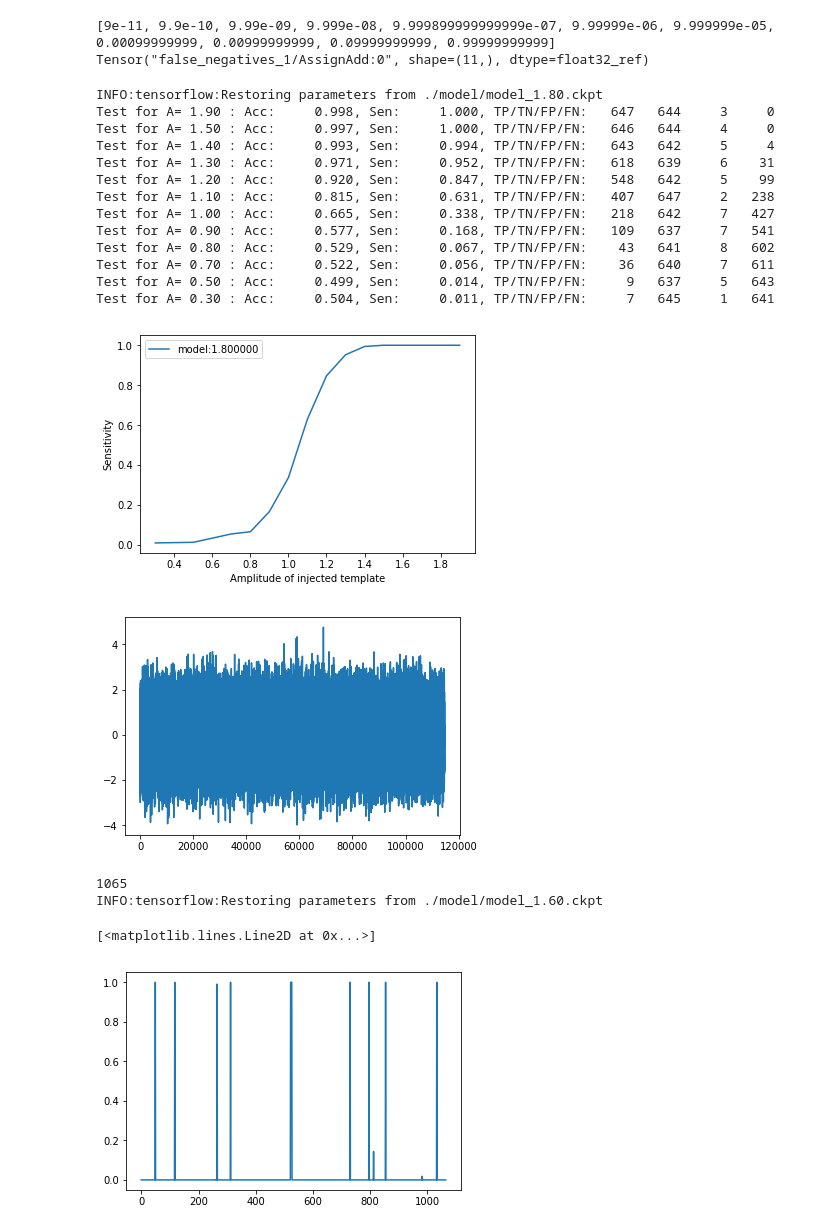
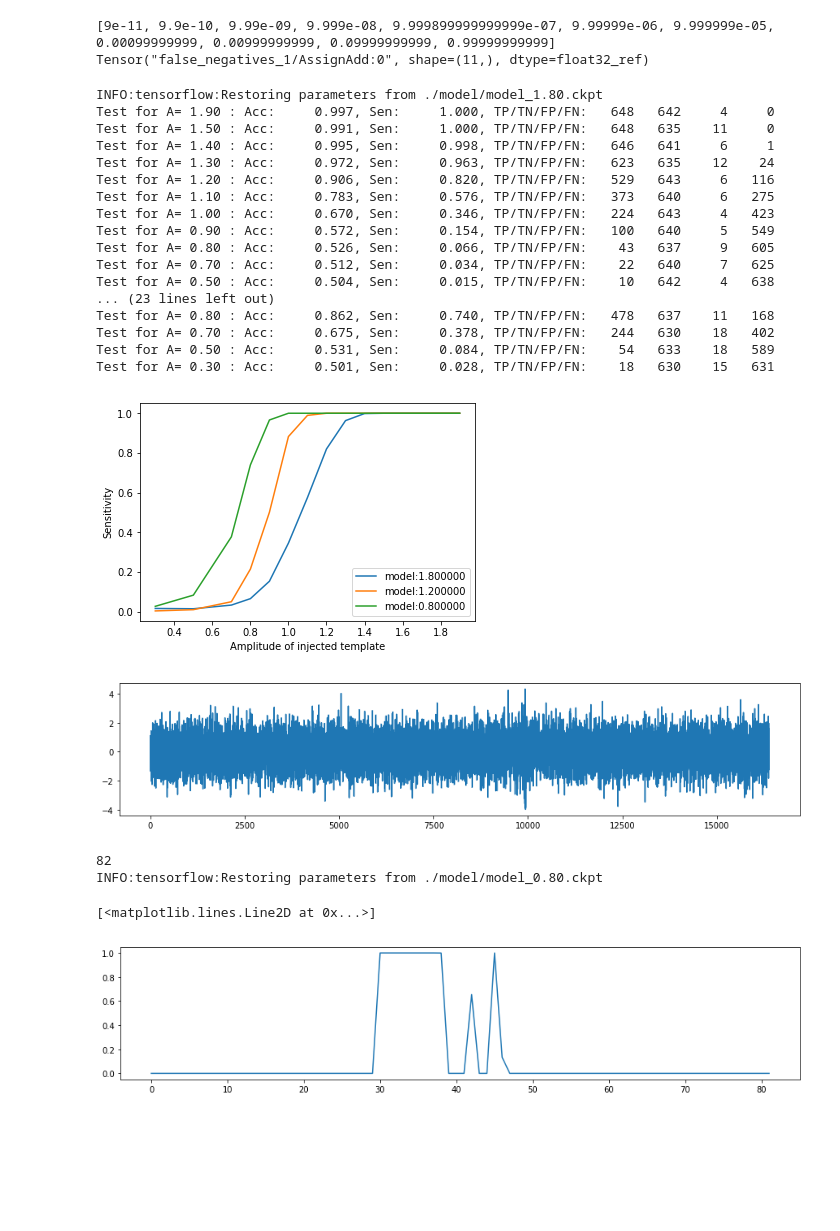
Before and after one commit to chunyulin/gwda, a Jupyter notebook: GWDA_detectNet.ipynb, the cells around one changed output. Cells and saved outputs as stored; diff of their text form; code cells hidden in the pictures; blank space fills up the shorter version.

```diff
--- a/GWDA_detectNet.ipynb
+++ b/GWDA_detectNet.ipynb
@@ -235,13 +235,14 @@ tf.reset_default_graph()
 DIM   = RATE
 LRATE = 5e-5   ##-4
 keep_prob = tf.placeholder(tf.float32)   ##  for dropout, not used.
+lrate     = tf.placeholder(tf.float32)
 #bs        = tf.placeholder(tf.int64)     ##  use dynamics batch_size to account for train/test stage both
 
 x = tf.placeholder(tf.float32, [None,DIM])
 y = tf.placeholder(tf.float32, [None,1])
 
-logits = model(x, keep_prob, DIM)
-#logits = model_hi(features, keep_prob, DIM)
+#logits = model(x, keep_prob, DIM)
+logits = model_hi(features, keep_prob, DIM)
 
 # Compute predictions
 #with tf.name_scope('eval'):
@@ -332,7 +333,7 @@ if 1:
 Local var size: 64.000 Bytes | Var # : 8
 # %%
 BATCH = 256
-EPOCHS = 10000
+EPOCHS = 5000
 MONITOR = 10
 
 PATIENCE = 4
@@ -355,7 +356,7 @@ TRAIN_A =   [2.0,1.6,1.4, 1.2, 1.1, 1.0, 0.9, 0.8, 0.75, 0.7, 0.65, 0.6, 0.55, 0
 #TEST_LIST = [1.5, 1.4, 1.3, 1.2,1.1,1.0,0.9,0.8,0.7]
 #TRAIN_A =   [1.4,1.2,1.0,0.8]
 
-TRAIN_A =   [1.8, 1.6, 1.4, 1.2, 1.3, 1.1, 1.0, 0.8]
+TRAIN_A =   [1.8, 1.6, 1.4, 1.3, 1.2, 1.1, 1.0, 0.8]
 
 
 with tf.Session() as sess:
@@ -363,6 +364,9 @@ with tf.Session() as sess:
     sess.run(tf.global_variables_initializer())   ### init w, bias to gaussian noise
     merged = tf.summary.merge_all()   ## call merged to do every summary
     saver = tf.train.Saver(max_to_keep=50)
+
+    #load_path = saver.restore(sess, "%s/model_%4.2f.ckpt" % (ROOT_FOLDER, 1.0 ) )
+
 
     fig0 = plt.figure() ## plt loss
 
@@ -392,6 +396,8 @@ with tf.Session() as sess:
         for e in range(EPOCHS):
             Xt, Xv, Yt, Yv = train_test_split(X, Y, test_size=0.25, shuffle=True, random_state=None)
             #Xt, _, Yt, _ = train_test_split(X, Y, test_size=0.01, shuffle=True, random_state=None)
+            if (e%20==19):
+                LRATE = LRATE*0.9
 
             STEPS   = int(len(Xt) / BATCH)
             for i in range(STEPS):
@@ -400,7 +406,7 @@ with tf.Session() as sess:
 
                 #_, loss = sess.run( [optimizer, loss_op], feed_dict={ x:xbatch, y:ybatch }   )
                 #if (i%10==0): print('    Loss: %f', loss)
-                _ = sess.run( [optimizer], feed_dict={ x:xbatch, y:ybatch }   )
+                _ = sess.run( [optimizer], feed_dict={ x:xbatch, y:ybatch, lrate:LRATE }   )
 
                 #_, summary = sess.run( [optimizer, merged], feed_dict={ x:xbatch, y:ybatch }   )
                 #train_writer.add_summary(summary, global_step=e)
@@ -473,6 +479,7 @@ BATCH = 4096
 ROOT_FOLDER = './model'
 
 TRAIN_A = [1.8]
+TRAIN_A =   [1.8, 1.2, 0.8]
 TEST_LIST = [1.9, 1.5, 1.4, 1.3, 1.2,1.1,1.0,0.9,0.8,0.7,0.5,0.3]
 
 
@@ -519,55 +526,62 @@ with tf.Session() as sess:
     plt.savefig("infer.png")
 # %% [output]
 INFO:tensorflow:Restoring parameters from ./model/model_1.80.ckpt
-Test for A= 1.90 : Acc:     0.998, Sen:     1.000, TP/TN/FP/FN:   647   644     3     0
-Test for A= 1.50 : Acc:     0.997, Sen:     1.000, TP/TN/FP/FN:   646   644     4     0
-Test for A= 1.40 : Acc:     0.993, Sen:     0.994, TP/TN/FP/FN:   643   642     5     4
-Test for A= 1.30 : Acc:     0.971, Sen:     0.952, TP/TN/FP/FN:   618   639     6    31
-Test for A= 1.20 : Acc:     0.920, Sen:     0.847, TP/TN/FP/FN:   548   642     5    99
-Test for A= 1.10 : Acc:     0.815, Sen:     0.631, TP/TN/FP/FN:   407   647     2   238
-Test for A= 1.00 : Acc:     0.665, Sen:     0.338, TP/TN/FP/FN:   218   642     7   427
-Test for A= 0.90 : Acc:     0.577, Sen:     0.168, TP/TN/FP/FN:   109   637     7   541
-Test for A= 0.80 : Acc:     0.529, Sen:     0.067, TP/TN/FP/FN:    43   641     8   602
-Test for A= 0.70 : Acc:     0.522, Sen:     0.056, TP/TN/FP/FN:    36   640     7   611
-Test for A= 0.50 : Acc:     0.499, Sen:     0.014, TP/TN/FP/FN:     9   637     5   643
-Test for A= 0.30 : Acc:     0.504, Sen:     0.011, TP/TN/FP/FN:     7   645     1   641
+Test for A= 1.90 : Acc:     0.997, Sen:     1.000, TP/TN/FP/FN:   648   642     4     0
+Test for A= 1.50 : Acc:     0.991, Sen:     1.000, TP/TN/FP/FN:   648   635    11     0
+Test for A= 1.40 : Acc:     0.995, Sen:     0.998, TP/TN/FP/FN:   646   641     6     1
+Test for A= 1.30 : Acc:     0.972, Sen:     0.963, TP/TN/FP/FN:   623   635    12    24
+Test for A= 1.20 : Acc:     0.906, Sen:     0.820, TP/TN/FP/FN:   529   643     6   116
+Test for A= 1.10 : Acc:     0.783, Sen:     0.576, TP/TN/FP/FN:   373   640     6   275
+Test for A= 1.00 : Acc:     0.670, Sen:     0.346, TP/TN/FP/FN:   224   643     4   423
+Test for A= 0.90 : Acc:     0.572, Sen:     0.154, TP/TN/FP/FN:   100   640     5   549
+Test for A= 0.80 : Acc:     0.526, Sen:     0.066, TP/TN/FP/FN:    43   637     9   605
+Test for A= 0.70 : Acc:     0.512, Sen:     0.034, TP/TN/FP/FN:    22   640     7   625
+Test for A= 0.50 : Acc:     0.504, Sen:     0.015, TP/TN/FP/FN:    10   642     4   638
+... (23 lines left out)
+Test for A= 0.80 : Acc:     0.862, Sen:     0.740, TP/TN/FP/FN:   478   637    11   168
+Test for A= 0.70 : Acc:     0.675, Sen:     0.378, TP/TN/FP/FN:   244   630    18   402
+Test for A= 0.50 : Acc:     0.531, Sen:     0.084, TP/TN/FP/FN:    54   633    18   589
+Test for A= 0.30 : Acc:     0.501, Sen:     0.028, TP/TN/FP/FN:    18   630    15   631
-[figure, old version]
+[figure, new version]
 # %%
 ###
 ###  Testing real data...
 ###
+wopt = {"figsize": (15,3) }
+
 ROOT_FOLDER = './model'
+TRAIN_A = [0.8]
 
-TRAIN_A = [1.6]
-
-data = np.load("real8k/GW150914_H1_w.npy")[RATE:-RATE]
+SKIP=7*RATE
+data = np.load("real8k/GW150914_H1_w.npy")[SKIP:-SKIP]
+plt.figure(**wopt)
 plt.plot(data)
 plt.show()
 
 DS = 819.2
 DS = 100
 BATCH = 1 + int( (len(data)-RATE) / DS )   ## every ~200 ms
 xbatch = np.zeros([BATCH, RATE])
 for i in range(BATCH):
     s = int(i*DS)
     xbatch[i,:] = data[s:s+RATE]
 print(BATCH)
 
 with tf.Session() as sess:
 
     sess.run(tf.global_variables_initializer())
     saver = tf.train.Saver(max_to_keep=50)
 
     load_path = saver.restore(sess, "%s/model_%4.2f.ckpt" % (ROOT_FOLDER, TRAIN_A[-1] ) )
 
     sess.run(tf.local_variables_initializer())
-    prob = sess.run([predict_prob], feed_dict={ x: xbatch })
+    [prob] = sess.run([predict_prob], feed_dict={ x: xbatch })
 
-plt.figure()
-plt.plot(prob[0].flatten())
+plt.figure(**wopt)
+plt.plot(prob.flatten())
 # %% [output]
-[figure, old version]
+[figure, new version]
-1065
-INFO:tensorflow:Restoring parameters from ./model/model_1.60.ckpt
+82
+INFO:tensorflow:Restoring parameters from ./model/model_0.80.ckpt
 [<matplotlib.lines.Line2D at 0x...>]
-[figure, old version]
+[figure, new version]
```
Also changed, not shown: parts of 8 cells of this notebook.
